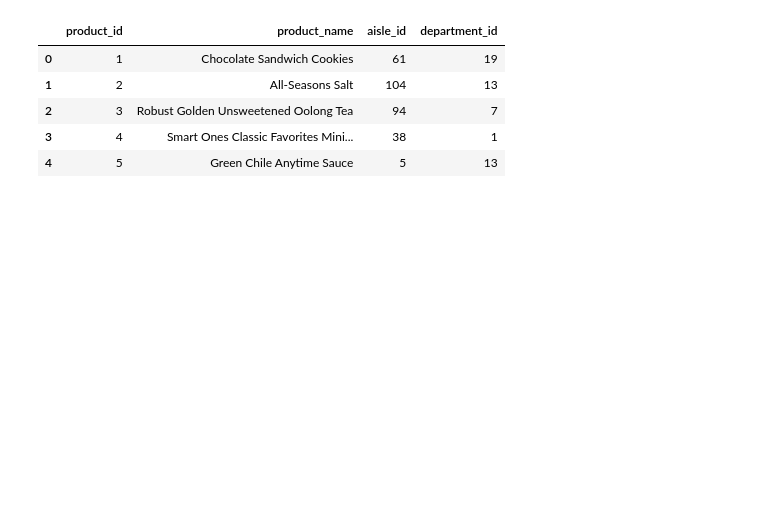
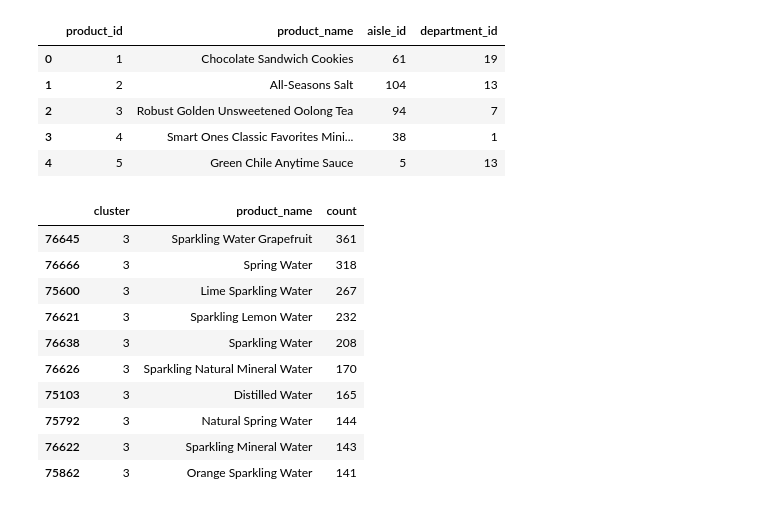
Before and after one commit to beckyydo/retail-machine-learning, a Jupyter notebook: grocery-recommendations.ipynb, the cells around one changed output. Saved outputs shown, nothing was run; the diff lists cells and outputs as text; code cells hidden in the pictures; blank space fills up the shorter version.

Commit message:
cluster process images

```diff
--- a/grocery-recommendations.ipynb
+++ b/grocery-recommendations.ipynb
@@ -406,0 +425,14 @@ products.head()
+# %%
+cluster_top10[cluster_top10['cluster']==3]
+# %% [output]
+|  | cluster | product_name | count |
+| 76645 | 3 | Sparkling Water Grapefruit | 361 |
+| 76666 | 3 | Spring Water | 318 |
+| 75600 | 3 | Lime Sparkling Water | 267 |
+| 76621 | 3 | Sparkling Lemon Water | 232 |
+| 76638 | 3 | Sparkling Water | 208 |
+| 76626 | 3 | Sparkling Natural Mineral Water | 170 |
+| 75103 | 3 | Distilled Water | 165 |
+| 75792 | 3 | Natural Spring Water | 144 |
+| 76622 | 3 | Sparkling Mineral Water | 143 |
+| 75862 | 3 | Orange Sparkling Water | 141 |
```
Also changed, not shown: parts of 5 cells of this notebook, 11 other files.
